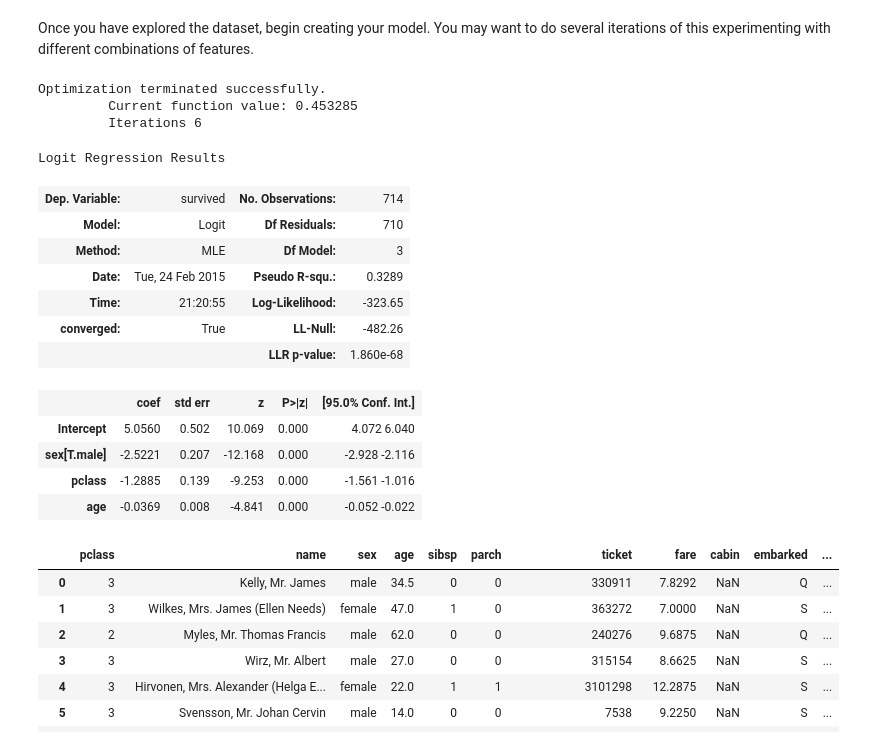
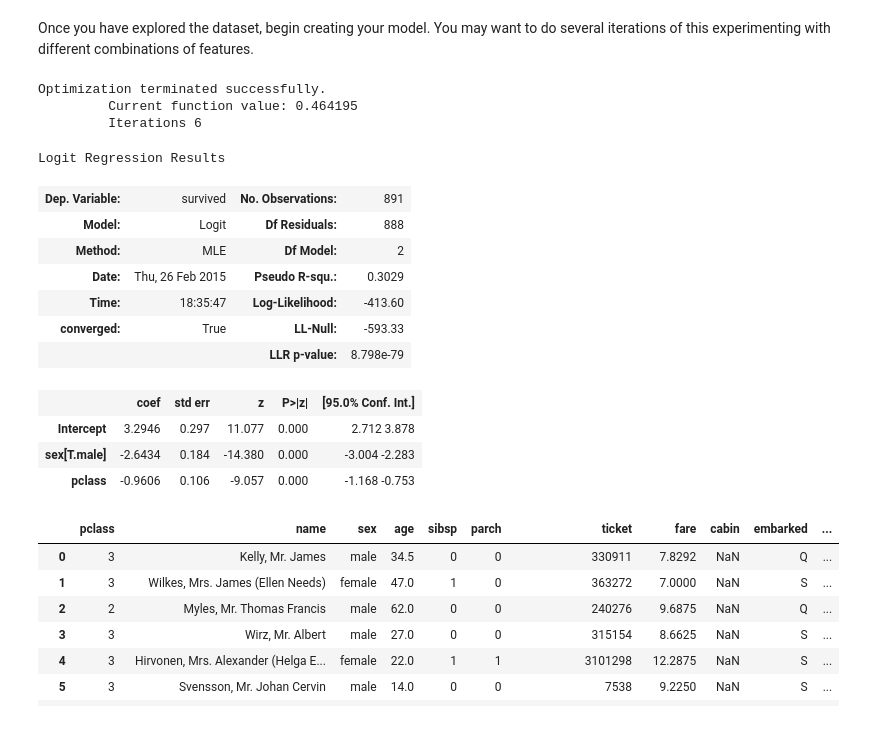
Before and after one commit to dyerrington/DAT_SF_12_HOMEWORK, a Jupyter notebook: HW3-Logistic-Regression.ipynb, the cells around one changed output. Cells and saved outputs as stored; diff of their text form; code cells hidden in the pictures.

Commit message:
Update to model for strongest negative coorelations

```diff
--- a/HW3-Logistic-Regression.ipynb
+++ b/HW3-Logistic-Regression.ipynb
@@ -103,27 +121,26 @@ data.training.plot(figsize=(16,8))
 Once you have explored the dataset, begin creating your model. You may want to do several iterations of this experimenting with different combinations of features.
 # %%
 #Create your model here
-train_columns = ['survived', 'pclass', 'age', 'sex']
-lgt = smf.logit('survived ~ pclass + age + sex', data.training[train_columns])
+train_columns = ['survived', 'pclass', 'sex']
+lgt = smf.logit('survived ~ pclass + sex', data.training[train_columns])
 logit_fit = lgt.fit()
 logit_fit.summary()
 # %% [output]
 Optimization terminated successfully.
-         Current function value: 0.453285
+         Current function value: 0.464195
          Iterations 6
 Logit Regression Results
-| Dep. Variable: | survived | No. Observations: | 714 |
-| Model: | Logit | Df Residuals: | 710 |
-| Method: | MLE | Df Model: | 3 |
-| Date: | Tue, 24 Feb 2015 | Pseudo R-squ.: | 0.3289 |
-| Time: | 21:20:55 | Log-Likelihood: | -323.65 |
-| converged: | True | LL-Null: | -482.26 |
-|  |  | LLR p-value: | 1.860e-68 |
+| Dep. Variable: | survived | No. Observations: | 891 |
+| Model: | Logit | Df Residuals: | 888 |
+| Method: | MLE | Df Model: | 2 |
+| Date: | Thu, 26 Feb 2015 | Pseudo R-squ.: | 0.3029 |
+| Time: | 18:35:47 | Log-Likelihood: | -413.60 |
+| converged: | True | LL-Null: | -593.33 |
+|  |  | LLR p-value: | 8.798e-79 |
 |  | coef | std err | z | P>|z| | [95.0% Conf. Int.] |
-| Intercept | 5.0560 | 0.502 | 10.069 | 0.000 | 4.072 6.040 |
-| sex[T.male] | -2.5221 | 0.207 | -12.168 | 0.000 | -2.928 -2.116 |
-| pclass | -1.2885 | 0.139 | -9.253 | 0.000 | -1.561 -1.016 |
-| age | -0.0369 | 0.008 | -4.841 | 0.000 | -0.052 -0.022 |
+| Intercept | 3.2946 | 0.297 | 11.077 | 0.000 | 2.712 3.878 |
+| sex[T.male] | -2.6434 | 0.184 | -14.380 | 0.000 | -3.004 -2.283 |
+| pclass | -0.9606 | 0.106 | -9.057 | 0.000 | -1.168 -0.753 |
 # %%
 # data.training[train_cols].join(sex_dummies)
 # logit       =   smf.logit('survived ~ pclass + age + sex + fare', data.training)
```
Also changed, not shown: parts of 3 cells of this notebook.
